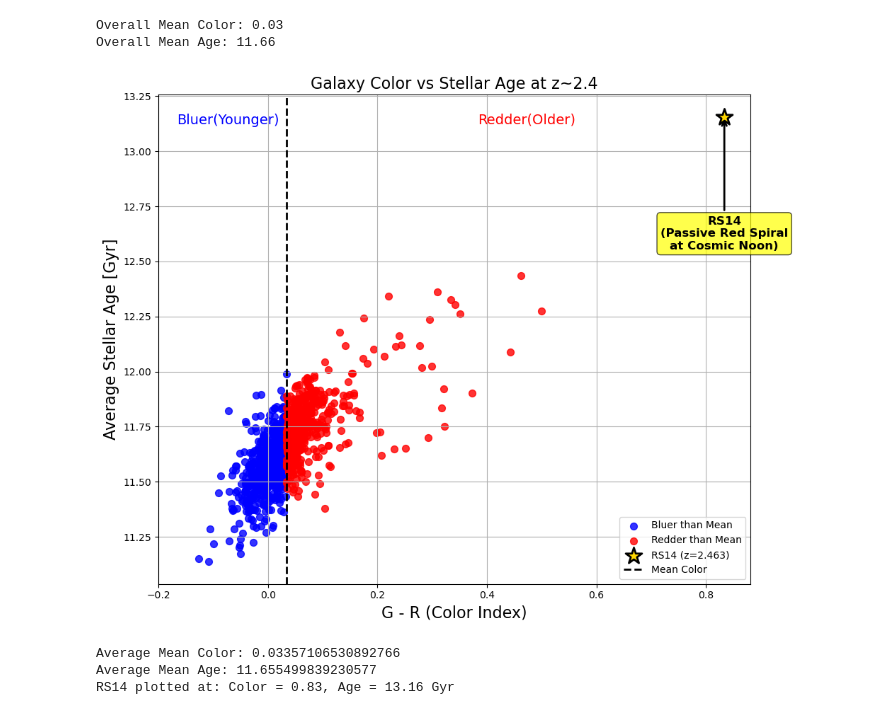
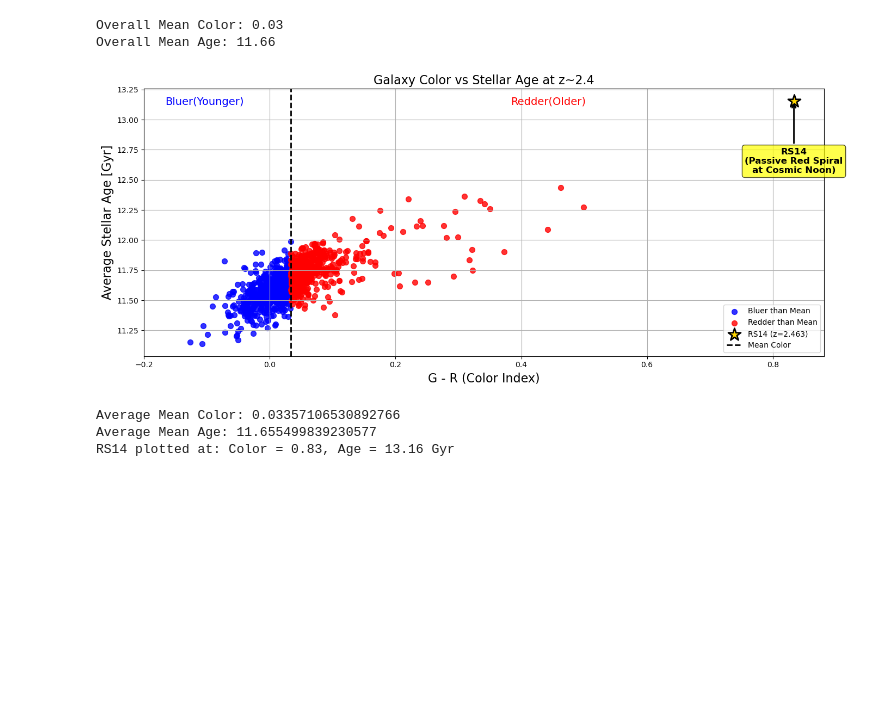
Before and after one commit to PrisonTeachingInitiative/CFR-2025, a Jupyter notebook: Astro/Blank/Project.ipynb, the cells around one changed output. Cells and saved outputs as stored; diff of their text form; code cells hidden in the pictures; blank space fills up the shorter version.

```diff
--- a/Astro/Blank/Project.ipynb
+++ b/Astro/Blank/Project.ipynb
@@ -353,11 +353,11 @@ redder_mask = galaxy_color >= mean_color
 # RS14 properties (estimated based on description)
 # Since RS14 is described as "extremely red" and "passive", we'll place it
 # in the red/older region of the plot
-rs14_color = mean_color + 0.8  # Significantly redder than mean
-rs14_age = mean_age + 1.5      # Older stellar population (passive galaxy)
+rs14_color = mean_color + 0.8
+rs14_age = mean_age + 1.5
 
 # Create the plot
-plt.figure(figsize=(10, 8))
+plt.figure(figsize=(14, 6))
 
 # Scatter for bluer galaxies (left of mean_color)
 plt.scatter(galaxy_color[bluer_mask], galaxy_average_stellar_age[bluer_mask],
@@ -375,34 +375,34 @@ plt.scatter(rs14_color, rs14_age, marker='*', s=300, color='gold',
 plt.annotate('RS14\n(Passive Red Spiral\nat Cosmic Noon)',
              xy=(rs14_color, rs14_age),
              xytext=(rs14_color, rs14_age - 0.6),
              fontsize=12, fontweight='bold',
              arrowprops=dict(arrowstyle='->', color='black', lw=2),
              bbox=dict(boxstyle="round,pad=0.3", facecolor='yellow', alpha=0.7),
              ha='center')
 
 # Plot vertical line at mean color
 plt.axvline(x=mean_color, color='black', linestyle='--', linewidth=2, label='Mean Color')
 
 # Add labels, title, and text
 plt.xlabel('G - R (Color Index)', fontsize=16)
 plt.ylabel('Average Stellar Age [Gyr]', fontsize=16)
 plt.title('Galaxy Color vs Stellar Age at z~2.4', fontsize=16)
 
 ymax = plt.ylim()[1]
 plt.text(mean_color - 0.2, ymax * 0.99, 'Bluer(Younger)', color='blue', fontsize=14)
 plt.text(mean_color + 0.35, ymax * 0.99, 'Redder(Older)', color='red', fontsize=14)
 
 plt.xlim(left=-0.2)
 plt.grid(True)
 plt.legend()
 plt.tight_layout()
 plt.show()
 
 print(f'Average Mean Color: {mean_color}')
 print(f'Average Mean Age: {mean_age}')
 print(f'RS14 plotted at: Color = {rs14_color:.2f}, Age = {rs14_age:.2f} Gyr')
 # %% [output]
-[figure, old version]
+[figure, new version]
 Average Mean Color: 0.03357106530892766
 Average Mean Age: 11.655499839230577
 RS14 plotted at: Color = 0.83, Age = 13.16 Gyr
```
